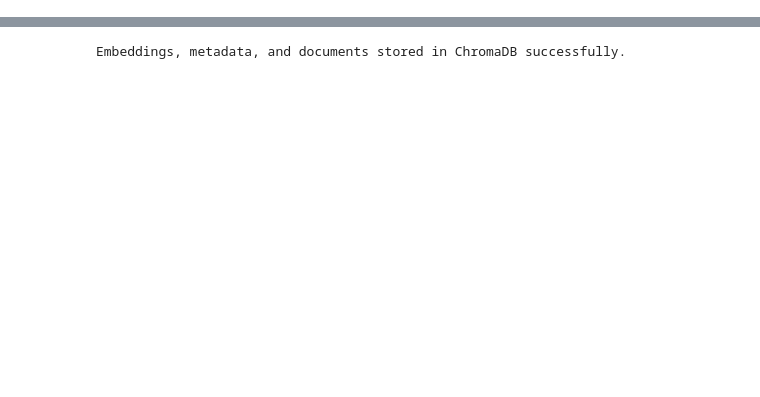
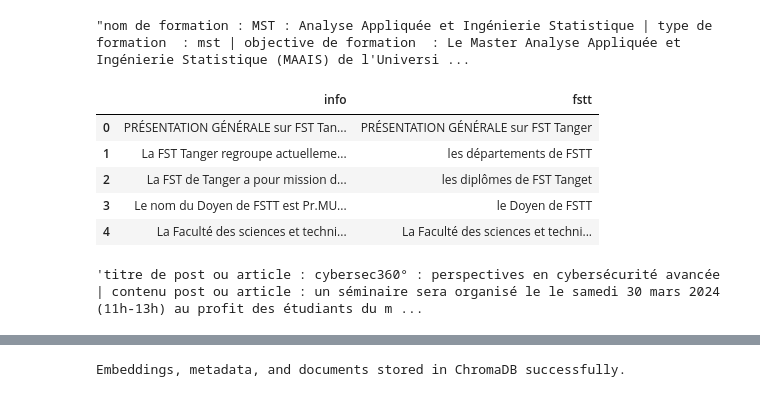
Before and after one commit to novoSoftEng/RAG-French-FSTT-chatbot, a Jupyter notebook: Data/save_to_chroma.ipynb, the cells around one changed output, grey strips where cells are left out. Cells and saved outputs as stored; diff of their text form; code cells hidden in the pictures; blank space fills up the shorter version.

```diff
--- a/Data/save_to_chroma.ipynb
+++ b/Data/save_to_chroma.ipynb
@@ -32,0 +92,13 @@ clubs.head()
+# %%
+formation['merged_content'][0]
+# %% [output]
+"nom de formation : MST : Analyse Appliquée et Ingénierie Statistique | type de formation  : mst | objective de formation  : Le Master Analyse Appliquée et Ingénierie Statistique (MAAIS) de l'Universi ...
+# %%
+general_info.head()
+# %% [output]
+|  | info | fstt |
+| 0 | PRÉSENTATION GÉNÉRALE sur FST Tan... | PRÉSENTATION GÉNÉRALE sur FST Tanger |
+| 1 | La FST Tanger regroupe actuelleme... | les départements de FSTT |
+| 2 | La FST de Tanger a pour mission d... | les diplômes de FST Tanget |
+| 3 | Le nom du Doyen de FSTT est Pr.MU... | le Doyen de FSTT |
+| 4 | La Faculté des sciences et techni... | La Faculté des sciences et techni... |
@@ -87,0 +163,4 @@ formation["mst_Coord"] = formation["mst_Coord"].apply(preprocessing)
+# %%
+article["merged_content"][0]
+# %% [output]
+'titre de post ou article : cybersec360° : perspectives en cybersécurité avancée | contenu post ou article : un séminaire sera organisé le le samedi 30 mars 2024 (11h-13h) au profit des étudiants du m ...
```
Also changed, not shown: parts of 29 cells of this notebook, 7 other files.
